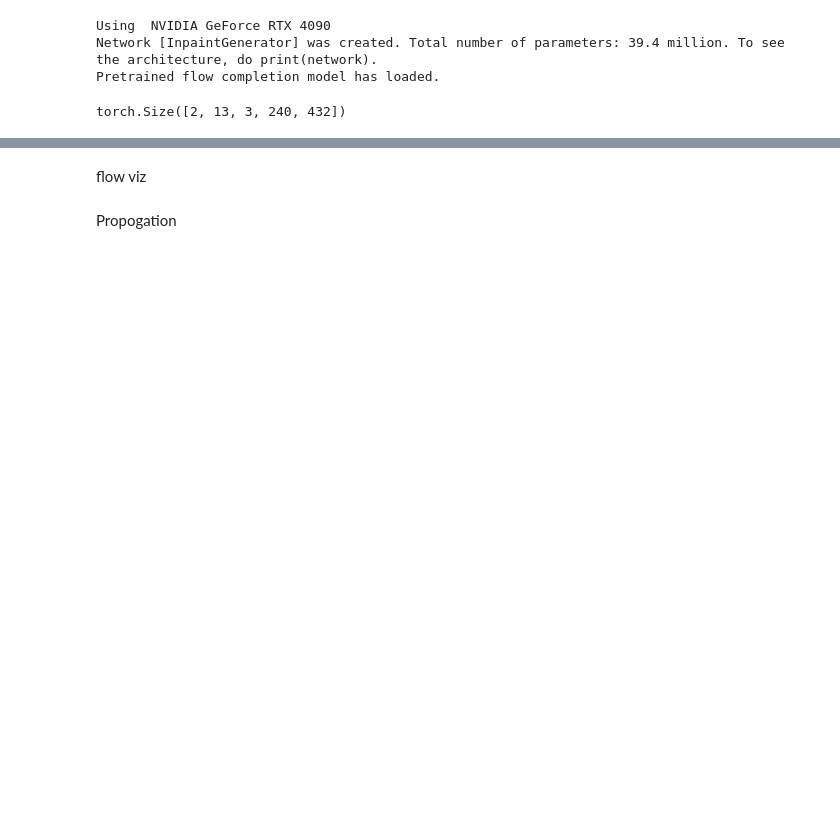
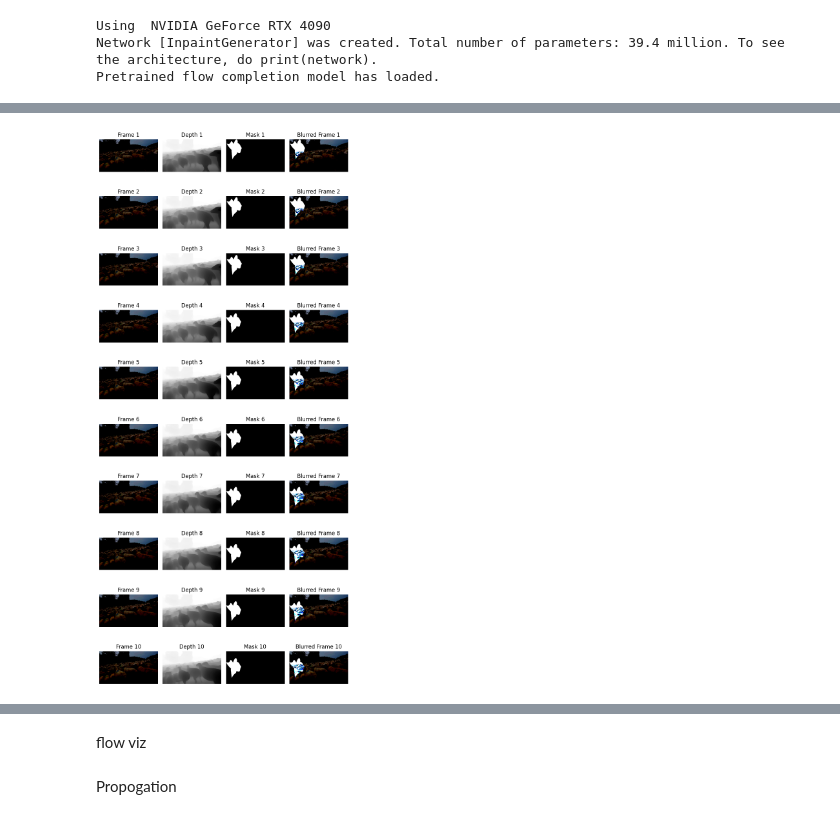
Before and after one commit to crispianm/DaBiT, a Jupyter notebook: xperiments.ipynb, the cells around one changed output, grey strips where cells are left out. Saved outputs shown, nothing was run; the diff lists cells and outputs as text; code cells hidden in the pictures; blank space fills up the shorter version.

Commit message:
Add support for multiple datasets

```diff
--- a/xperiments.ipynb
+++ b/xperiments.ipynb
@@ -1,7 +1,7 @@
 # %%
 import json
 from torch.utils.data.distributed import DistributedSampler
-from core.dataset import TrainDataset
+from core.dataset import *
 from core.prefetch_dataloader import PrefetchDataLoader, CPUPrefetcher
 from core.utils import get_blurred_masked_frames
 import torch
@@ -16,7 +16,7 @@ from model.recurrent_flow_completion import RecurrentFlowCompleteNet
 
 os.environ["KMP_DUPLICATE_LIB_OK"] = "TRUE"
 
-config = json.load(open("./configs/train_depthcomp.json"))
+config = json.load(open("./configs/train_depthpainter.json"))
 config["world_size"] = torch.cuda.device_count()
 # config["init_method"] = f"tcp://{get_master_ip()}:{args.port}"
 config["distributed"] = False
@@ -31,17 +31,21 @@ else:
     print("No GPU found, using CPU instead")
 
 
-train_dataset = TrainDataset(config["train_data_loader"])
-train_sampler = None
+youtube_vos_train = TrainDataset(config["dl_config"], config["youtube-vos"])
+bvidvc_train = TrainDataset(config["dl_config"], config["bvidvc"])
+low_light_10_train = TrainDataset(config["dl_config"], config["low_light_10"])
+
+datasets_train = [youtube_vos_train]
+
+train_sampler = Sampler(datasets_train, iter=True)
 train_args = config["trainer"]
 
 
 dataloader_args = dict(
-    dataset=train_dataset,
+    dataset=train_sampler,
     batch_size=train_args["batch_size"] // config["world_size"],
-    shuffle=(train_sampler is None),
+    shuffle=True,
     num_workers=train_args["num_workers"],
-    sampler=train_sampler,
     drop_last=True,
 )
 
@@ -72,34 +73,32 @@ frame_tensors, mask_tensors, depth_tensors, flows_f, flows_b, video_name = data
-# %%
-data[0].shape
-# %% [output]
-torch.Size([2, 13, 3, 240, 432])
 # %%
-data = prefetcher.next();
+data = next(iter(train_loader))
+frames, masks, depths, flows_f, flows_b, video_name = data
+# masked_frames = get_blurred_masked_frames(frames, masks)
+masked_frames = frames * (1 - masks)
 
-masked_frames = get_blurred_masked_frames(frame_tensors, mask_tensors)
-
-# img = 3
+img = 0
 
 
-# fig, axs = plt.subplots(10, 4, figsize=(8, 18))
+fig, axs = plt.subplots(10, 4, figsize=(8, 18))
 
-# for i in range(0,10):
+for i in range(0,10):
 
-#     axs[i, 0].imshow(frame_tensors[img][i].permute(1, 2, 0).numpy())
-#     axs[i, 0].axis('off')
-#     axs[i, 0].set_title(f'Frame {i+1}')
+    axs[i, 0].imshow(frames[img][i].permute(1, 2, 0).numpy())
+    axs[i, 0].axis('off')
+    axs[i, 0].set_title(f'Frame {i+1}')
 
-#     axs[i, 1].imshow(depth_tensors[img][i].squeeze().numpy(), cmap='gray')
-#     axs[i, 1].axis('off')
-#     axs[i, 1].set_title(f'Depth {i+1}')
+    axs[i, 1].imshow(depths[img][i].squeeze().numpy(), cmap='gray')
+    axs[i, 1].axis('off')
+    axs[i, 1].set_title(f'Depth {i+1}')
 
-#     axs[i, 2].imshow(mask_tensors[img][i].squeeze().numpy(), cmap='gray')
-#     axs[i, 2].axis('off')
-#     axs[i, 2].set_title(f'Mask {i+1}')
+    axs[i, 2].imshow(masks[img][i].squeeze().numpy(), cmap='gray')
+    axs[i, 2].axis('off')
+    axs[i, 2].set_title(f'Mask {i+1}')
 
-#     axs[i, 3].imshow(masked_frames[img][i].cpu().numpy().transpose(1, 2, 0))
-#     axs[i, 3].axis('off')
-#     axs[i, 3].set_title(f'Blurred Frame {i+1}')
+    axs[i, 3].imshow(masked_frames[img][i].cpu().numpy().transpose(1, 2, 0))
+    axs[i, 3].axis('off')
+    axs[i, 3].set_title(f'Blurred Frame {i+1}')
 
-# plt.tight_layout()
-# plt.show()
+plt.tight_layout()
+plt.show()
+# %% [output]
@@ -105,0 +125 @@ masked_frames = get_blurred_masked_frames(frame_tensors, mask_tensors)
+[figure, added]
```
Also changed, not shown: parts of 7 cells of this notebook, 5 other files.
